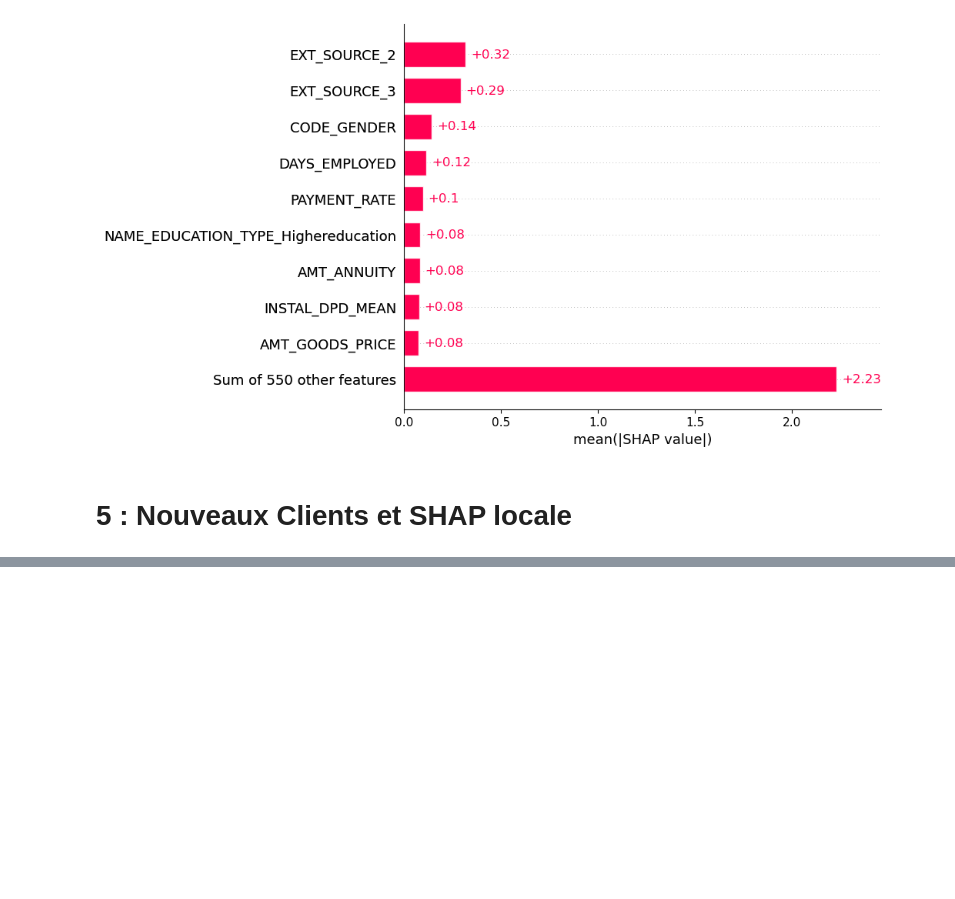
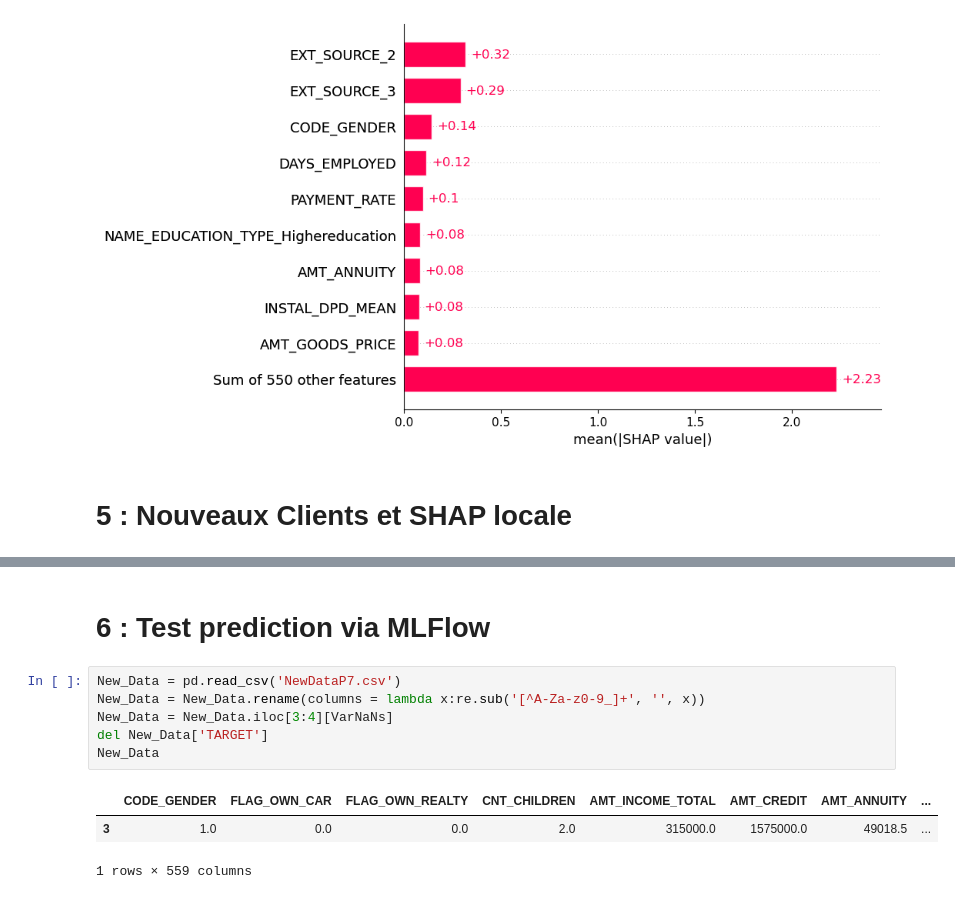
Before and after one commit to JohanRocheteau/Credit-Scoring-Model-Deployment-2023, a Jupyter notebook: MLP7-OptimisationModel.ipynb, the cells around one changed output, grey strips where cells are left out. Cells and saved outputs as stored; diff of their text form; blank space fills up the shorter version.

```diff
--- a/MLP7-OptimisationModel.ipynb
+++ b/MLP7-OptimisationModel.ipynb
@@ -390,0 +460,12 @@ shap.waterfall_plot(shap_values[0], max_display = 10)
+# %% [markdown]
+# 6 : Test prediction via MLFlow
+# %%
+New_Data = pd.read_csv('NewDataP7.csv')
+New_Data = New_Data.rename(columns = lambda x:re.sub('[^A-Za-z0-9_]+', '', x))
+New_Data = New_Data.iloc[3:4][VarNaNs]
+del New_Data['TARGET']
+New_Data
+# %% [output]
+|  | CODE_GENDER | FLAG_OWN_CAR | FLAG_OWN_REALTY | CNT_CHILDREN | AMT_INCOME_TOTAL | AMT_CREDIT | AMT_ANNUITY | ... |
+| 3 | 1.0 | 0.0 | 0.0 | 2.0 | 315000.0 | 1575000.0 | 49018.5 | ... |
+1 rows × 559 columns
```
Also changed, not shown: parts of 25 cells of this notebook.
